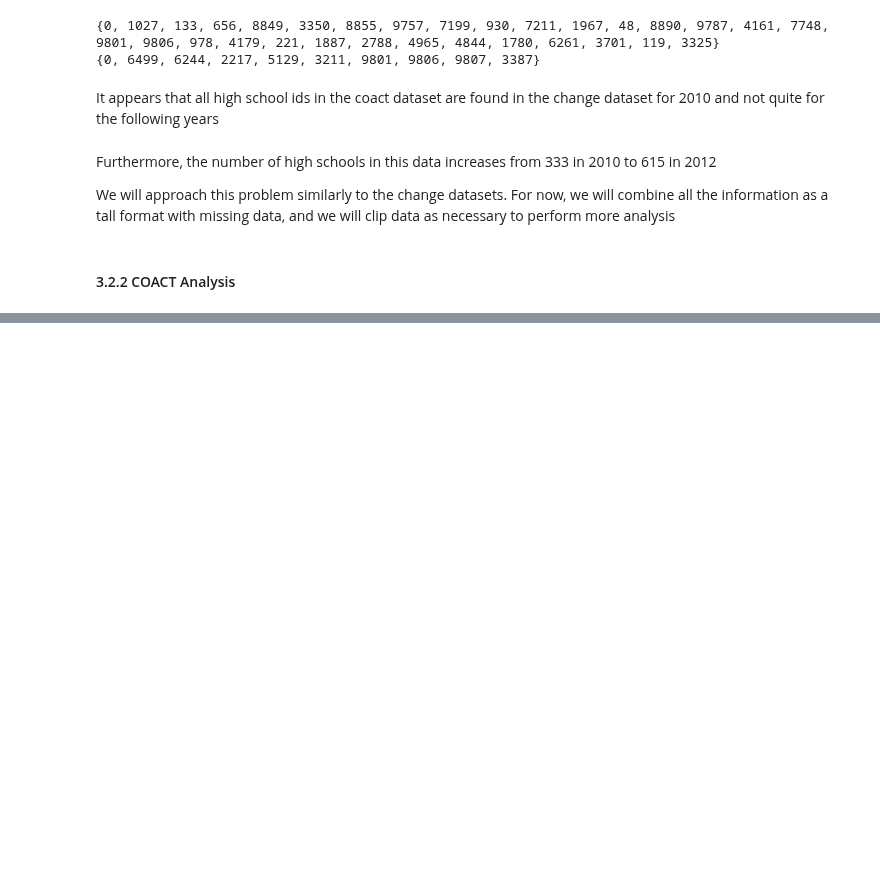
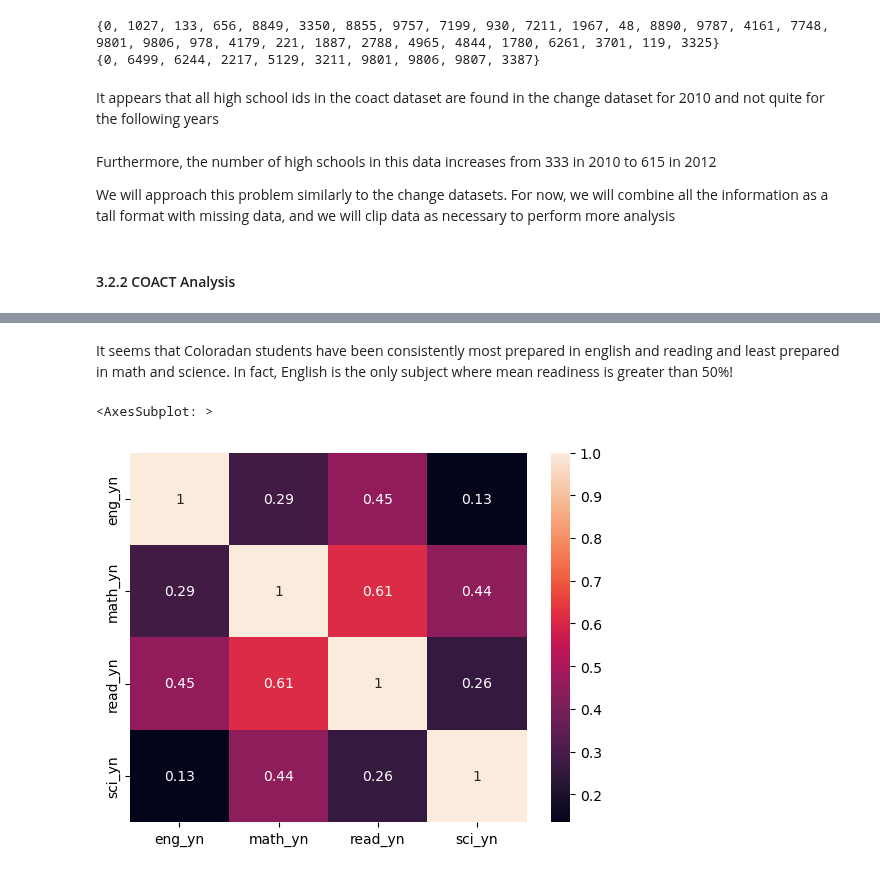
Before and after one commit to clewis53/CaeleyLewis-Capstone2-StoryOfColoradoEducation, a Jupyter notebook: notebooks/0.2-EDA.ipynb, the cells around one changed output, grey strips where cells are left out. Cells and saved outputs as stored; diff of their text form; code cells hidden in the pictures; blank space fills up the shorter version.

```diff
--- a/notebooks/0.2-EDA.ipynb
+++ b/notebooks/0.2-EDA.ipynb
@@ -1014,0 +1024,7 @@ coact.groupby('year')[['eng_yn','math_yn','read_yn','sci_yn']].describe().T
+# %% [markdown]
+It seems that Coloradan students have been consistently most prepared in english and reading and least prepared in math and science. In fact, English is the only subject where mean readiness is greater than 50%!
+# %%
+sns.heatmap(coact[['eng_yn','math_yn','read_yn','sci_yn']].corr(), annot=True)
+# %% [output]
+<AxesSubplot: >
+[figure, added]
```
Also changed, not shown: parts of 7 cells of this notebook.
